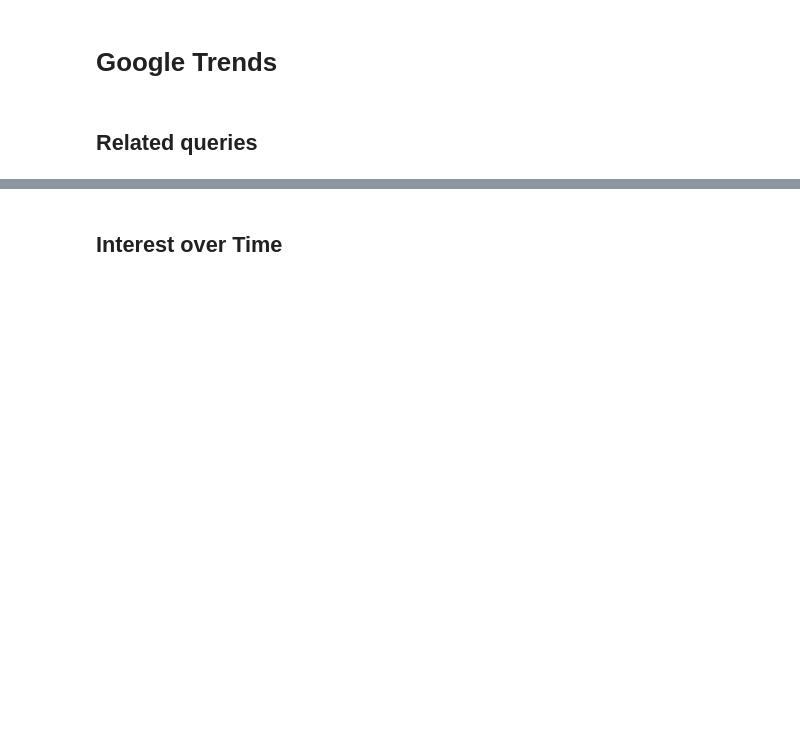
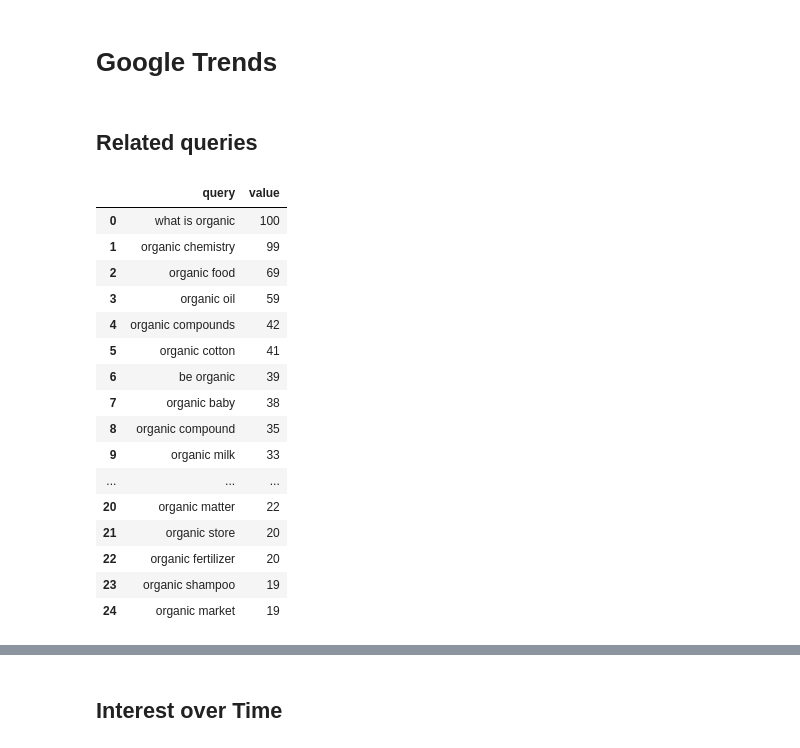
Before and after one commit to datapane/datapane-demos, a Jupyter notebook: google-trends/trends.ipynb, the cells around one changed output, grey strips where cells are left out. Cells and saved outputs as stored; diff of their text form; code cells hidden in the pictures; blank space fills up the shorter version.

```diff
--- a/google-trends/trends.ipynb
+++ b/google-trends/trends.ipynb
@@ -4,9 +4,10 @@
 import pandas as pd
 from pytrends.request import TrendReq
 import altair as alt
-
-pytrends = TrendReq(hl='en-US', tz=360)
+import datapane as dp
+pytrends = TrendReq(tz=360)
 
 # Choose your query!
-keyword =
+keyword = dp.Params.get('keyword', "organic")
+start_date = dp.Params.get('timeframe', '3-m')
 # %%
@@ -18,3 +20,23 @@ top_queries = pytrends.related_queries()[keyword]['top']
+# %%
+top_queries.style
+# %% [output]
+|  | query | value |
+| 0 | what is organic | 100 |
+| 1 | organic chemistry | 99 |
+| 2 | organic food | 69 |
+| 3 | organic oil | 59 |
+| 4 | organic compounds | 42 |
+| 5 | organic cotton | 41 |
+| 6 | be organic | 39 |
+| 7 | organic baby | 38 |
+| 8 | organic compound | 35 |
+| 9 | organic milk | 33 |
+| ... | ... | ... |
+| 20 | organic matter | 22 |
+| 21 | organic store | 20 |
+| 22 | organic fertilizer | 20 |
+| 23 | organic shampoo | 19 |
+| 24 | organic market | 19 |
 # %%
 import plotly.express as px
 
```
Also changed, not shown: parts of 9 cells of this notebook, 3 other files.
